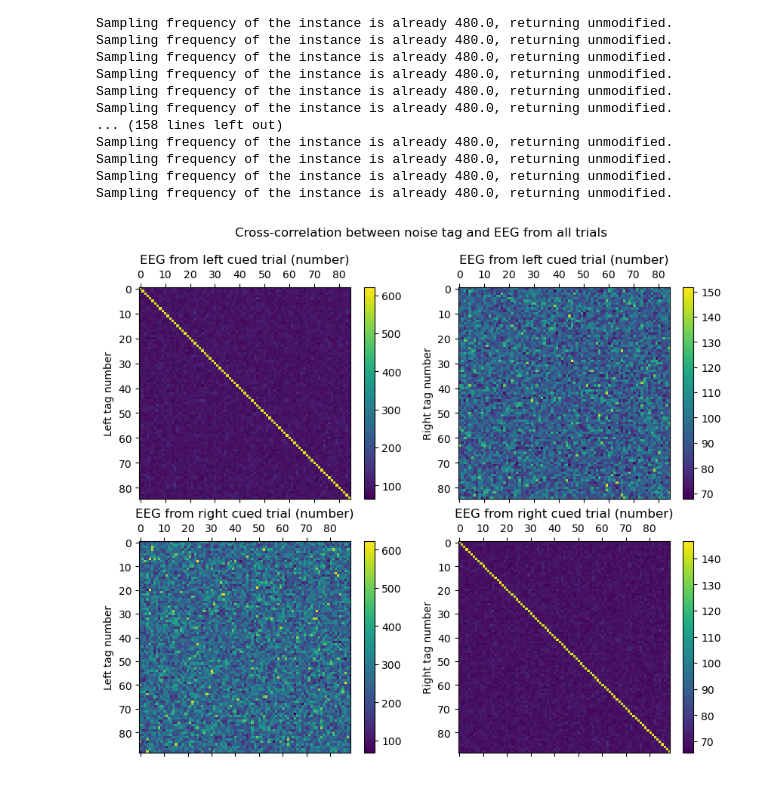
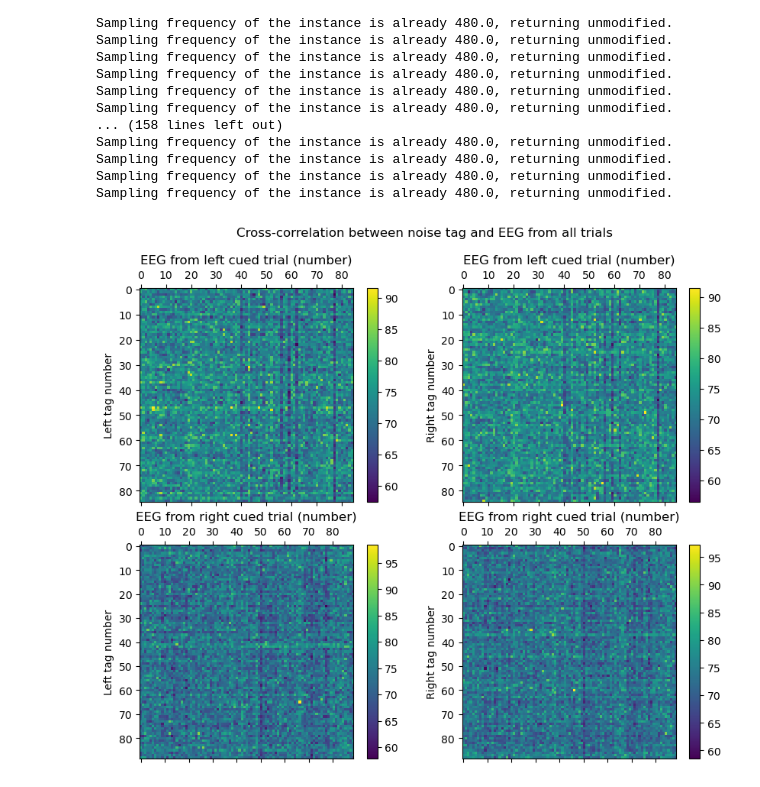
Before and after one commit to LpZamora/RIFT_thesis_expe1, a Jupyter notebook: 3bis_inject_noise_analysis_A0.ipynb, the cells around one changed output. Saved outputs shown, nothing was run; the diff lists cells and outputs as text; code cells hidden in the pictures.

Commit message:
analysis+inject noise update

```diff
--- a/3bis_inject_noise_analysis_A0.ipynb
+++ b/3bis_inject_noise_analysis_A0.ipynb
@@ -107,17 +107,20 @@ noise_stims_tr.shape
 buffer_arr = epochs_noistag.get_data()
 # z-score EEG by electrode and trial
 buffer_arr = (buffer_arr - np.mean(buffer_arr, axis=2, keepdims=True))/np.std(buffer_arr, axis=2, keepdims=True)
+# After which sample from cue onset should the noise be in the data
+offset = .1
 for idx, trial in enumerate(epochs_noistag.metadata['trial_number']) :
     # Retrieve which tag was cued
     cued_side = int(epochs_noistag.metadata[epochs_noistag.metadata.trial_number == trial]['cued_side'])
     # Select the tag that was projected during the trial
-    injected_tag = noise_stims_tr[trial, cued_side, :int(np.abs(epochs_noistag.tmax)*480+1)]
+    injected_tag = noise_stims_tr[trial, cued_side, \
+        :int((np.abs(epochs_noistag.tmax)-offset)*epochs_noistag.info['sfreq'])+1]
     # z-score tag
     injected_tag = (injected_tag - np.mean(injected_tag))/np.std(injected_tag)
     # Relative magnitude of the tag in the EEG
-    injected_tag *= 100
+    injected_tag *= .011111
     # Add the tag to the EEG
-    buffer_arr[idx,:,int(np.abs(epochs_noistag.tmin)*480):] += injected_tag
+    buffer_arr[idx,:,int((np.abs(epochs_noistag.tmin)+offset)*epochs_noistag.info['sfreq']):] += injected_tag
 epochs_noistag._data = buffer_arr
 # %%
 # Get cross-correlation
@@ -153,10 +156,10 @@ def cross_cor_nois(epochs_fun, noise, display_side_cued_tag, sampling_freq, elec
 
 
     # bandpass (60-80Hz) EEG data + crop from tmin to tmax
-    # Commented as badnaoss filter reduces the crosscorrelation as assesed by injecting noise
+    # Commented as bandpass filter reduces the crosscorrelation as assesed by injecting noise
     # eeg.filter(l_freq=60, h_freq = 80, verbose=False).crop(tmin_eeg, tmax_eeg)
     # crop EEG data from tmin to tmax
-    eeg.crop(tmin_eeg, tmax_eeg)
+    eeg.filter(l_freq=60, h_freq = None, verbose=False).crop(tmin_eeg, tmax_eeg)
 
     selection = eeg[f'cued_side == {display_side_cued_tag}'].selection
     eeg_arr = eeg[f'cued_side == {display_side_cued_tag}'].get_data(copy=False)
@@ -408,27 +449,27 @@ Sampling frequency of the instance is already 480.0, returning unmodified.
 Sampling frequency of the instance is already 480.0, returning unmodified.
 # %%
 fig, ax = plt.subplots(2,2, figsize=(10,8))
-noise1 = ax[0,0].matshow(np.max(trial_crosscorr_matL[0][:,:].max(axis=-1), axis=-1))
+noise1 = ax[0,0].matshow(np.mean(trial_crosscorr_matL[0][:,:,:,trial_crosscorr_matL.shape[-1]//2:].max(axis=-1), axis=-1))
 fig.colorbar(noise1, ax=ax[0,0])
 ax[0,0].set_ylabel('Left tag number')
 ax[0,0].set_title('EEG from left cued trial (number)')
-noise2 = ax[0,1].matshow(np.max(trial_crosscorr_matL[1][:,:].max(axis=-1), axis=-1))
+noise2 = ax[0,1].matshow(np.mean(trial_crosscorr_matL[1][:,:,:,trial_crosscorr_matL.shape[-1]//2:].max(axis=-1), axis=-1))
 fig.colorbar(noise2, ax=ax[0,1])
 ax[0,1].set_ylabel('Right tag number')
 ax[0,1].set_title('EEG from left cued trial (number)')
-noise2 = ax[1,0].matshow(np.max(trial_crosscorr_matR[1][:,:].max(axis=-1), axis=-1))
+noise2 = ax[1,0].matshow(np.mean(trial_crosscorr_matR[1][:,:,:,trial_crosscorr_matL.shape[-1]//2:].max(axis=-1), axis=-1))
 fig.colorbar(noise2, ax=ax[1,1])
 ax[1,0].set_ylabel('Left tag number')
 ax[1,0].set_title('EEG from right cued trial (number)')
-noise1 = ax[1,1].matshow(np.max(trial_crosscorr_matR[0][:,:].max(axis=-1), axis=-1))
+noise1 = ax[1,1].matshow(np.mean(trial_crosscorr_matR[0][:,:,:,trial_crosscorr_matL.shape[-1]//2:].max(axis=-1), axis=-1))
 fig.colorbar(noise1, ax=ax[1,0])
 ax[1,1].set_ylabel('Right tag number')
 ax[1,1].set_title('EEG from right cued trial (number)')
 
 plt.suptitle('Cross-correlation between noise tag and EEG from all trials')
 plt.show()
 # %% [output]
-[figure, old version]
+[figure, new version]
 # %%
 cor_with_cued = np.concatenate([cor_with_cued_for_cuedR,cor_with_cued_for_cuedL])
 cor_with_uncued = np.concatenate([cor_with_uncued_for_cuedR,cor_with_uncued_for_cuedL])
```
Also changed, not shown: parts of 6 cells of this notebook, 31 other files.
